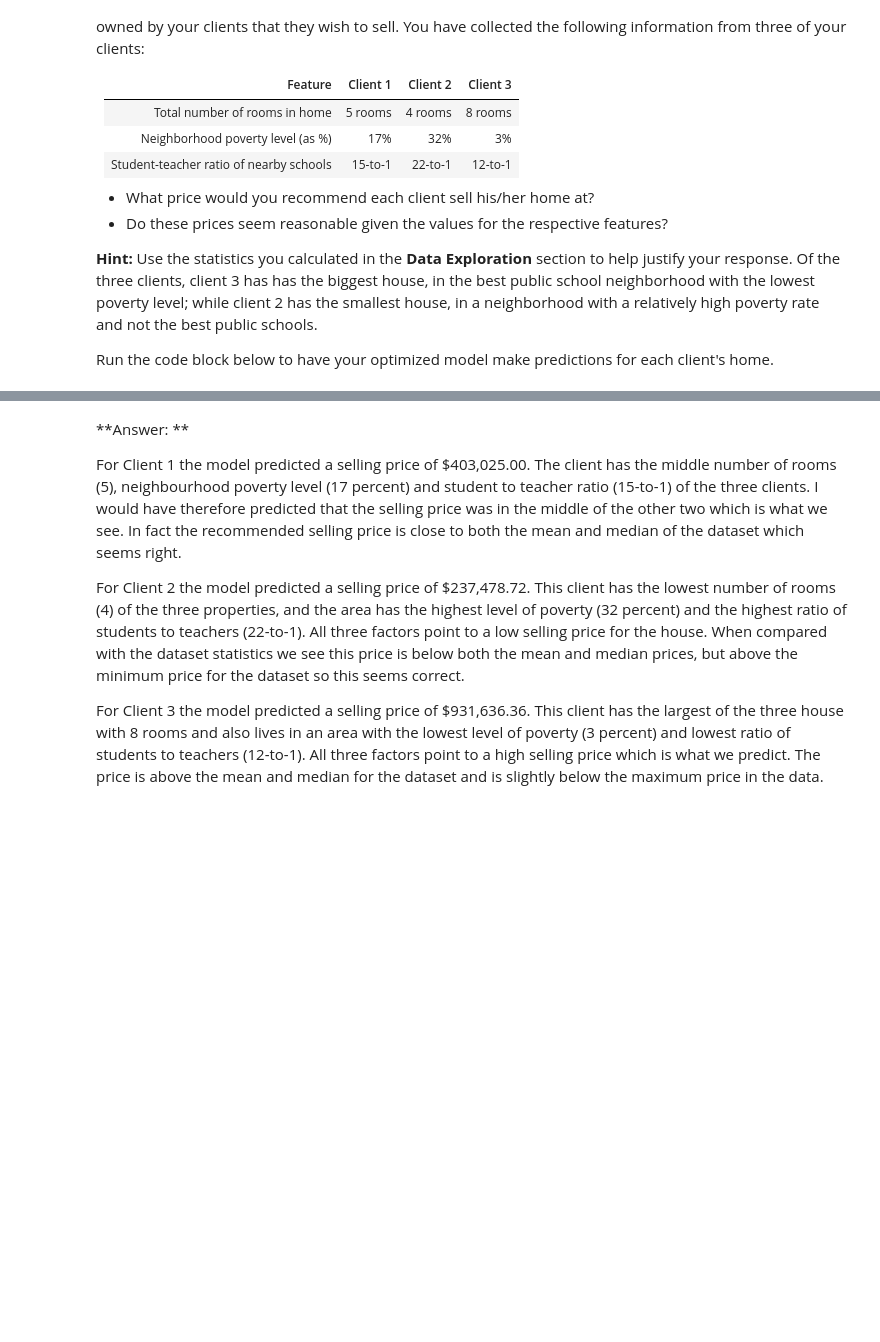
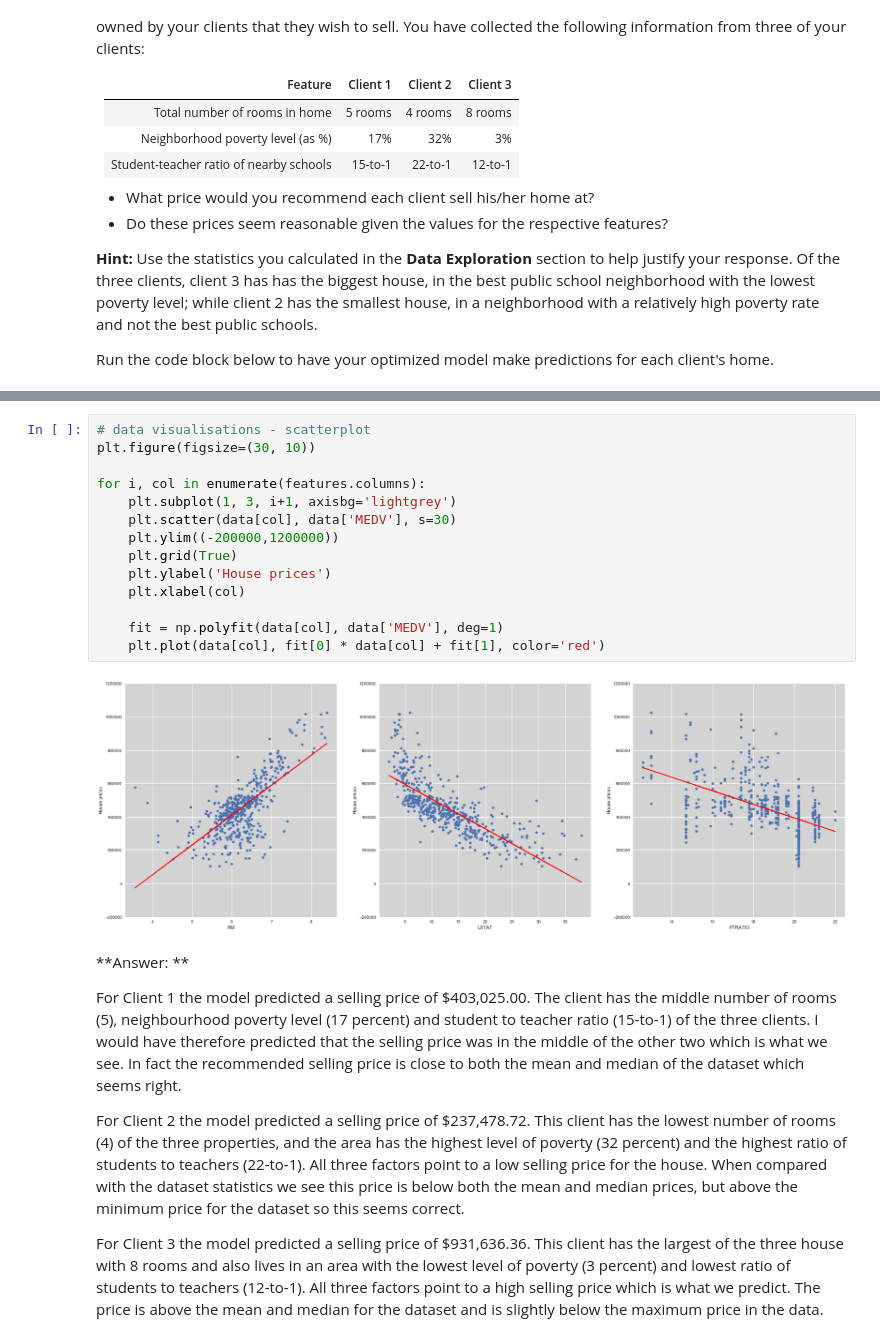
Before and after one commit to Bonz07/MachineLearningNanodegree, a Jupyter notebook: projects/boston_housing/boston_housing.ipynb, the cells around one changed output, grey strips where cells are left out. Drawn from its saved outputs; the diff is of its cells as text; blank space fills up the shorter version.

```diff
--- a/projects/boston_housing/boston_housing.ipynb
+++ b/projects/boston_housing/boston_housing.ipynb
@@ -410,3 +430,19 @@ Predicted selling price for Client 3's home: $931,636.36
+# %%
+# data visualisations - scatterplot
+plt.figure(figsize=(30, 10))
+
+for i, col in enumerate(features.columns):
+    plt.subplot(1, 3, i+1, axisbg='lightgrey')
+    plt.scatter(data[col], data['MEDV'], s=30)
+    plt.ylim((-200000,1200000))
+    plt.grid(True)
+    plt.ylabel('House prices')
+    plt.xlabel(col)
+
+    fit = np.polyfit(data[col], data['MEDV'], deg=1)
+    plt.plot(data[col], fit[0] * data[col] + fit[1], color='red')
+# %% [output]
+[figure, added]
 # %% [markdown]
 **Answer: **
 
```
Also changed, not shown: parts of 5 cells of this notebook.
